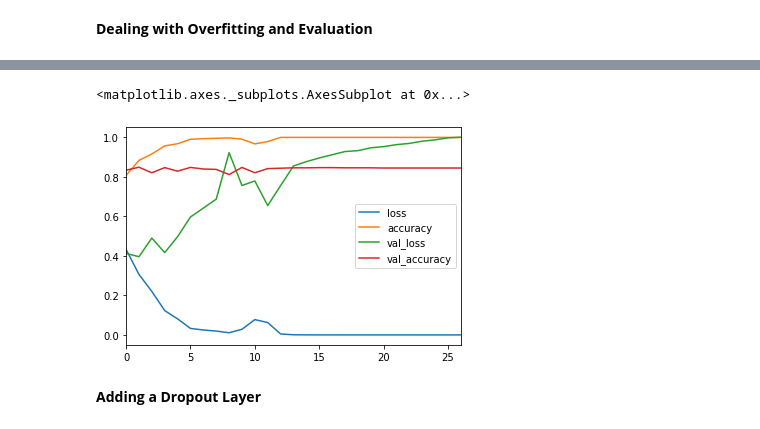
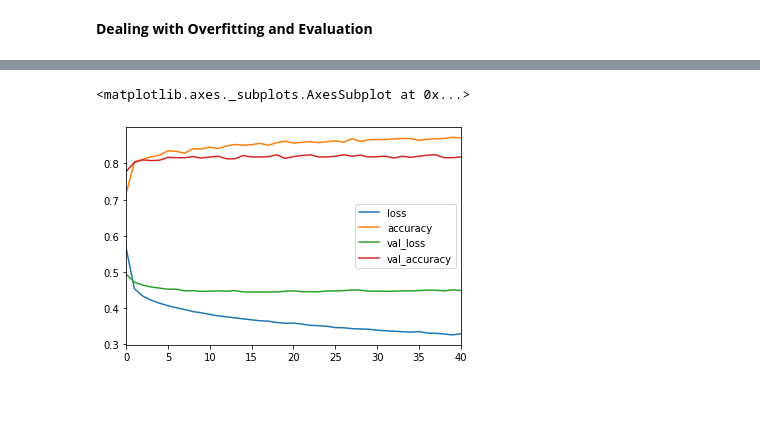
Before and after one commit to jorickdefraine/SDTSIA210, a Jupyter notebook: binary_classification_quickdraw.ipynb, the cells around one changed output, grey strips where cells are left out. Saved outputs shown, nothing was run; the diff lists cells and outputs as text; code cells hidden in the pictures; blank space fills up the shorter version.

Commit message:
upgrade models

```diff
--- a/binary_classification_quickdraw.ipynb
+++ b/binary_classification_quickdraw.ipynb
@@ -172,19 +122,15 @@ early_stop = EarlyStopping(monitor = 'val_loss',
                            verbose = 1,
                            patience = 25)
 # %%
-model3 = Sequential()
+model2 = Sequential()
 
-model3.add(Dense(784, activation = 'relu'))
+model2.add(Dense(1, input_dim=784, activation = 'sigmoid'))
 
-model3.add(Dense(392, activation = 'relu'))
-
-model3.add(Dense(1, activation = 'sigmoid'))
-
-model3.compile(loss='binary_crossentropy',
+model2.compile(loss='binary_crossentropy',
                optimizer='adam',
                metrics = ['accuracy'])
 # %%
-history3 = model3.fit(x = train_images,
+model2.fit(x = train_images,
            y = train_labels,
            epochs = 200,
            validation_data=(test_images, test_labels),
@@ -210,8 +157,6 @@ Epoch 00027: early stopping
 # %%
-loss_df3 = pd.DataFrame(model3.history.history)
-loss_df3.plot()
+loss_df2 = pd.DataFrame(model2.history.history)
+loss_df2.plot()
 # %% [output]
 <matplotlib.axes._subplots.AxesSubplot at 0x...>
-[figure, old version]
+[figure, new version]
-# %% [markdown]
-**Adding a Dropout Layer**
```
Also changed, not shown: parts of 35 cells of this notebook.
